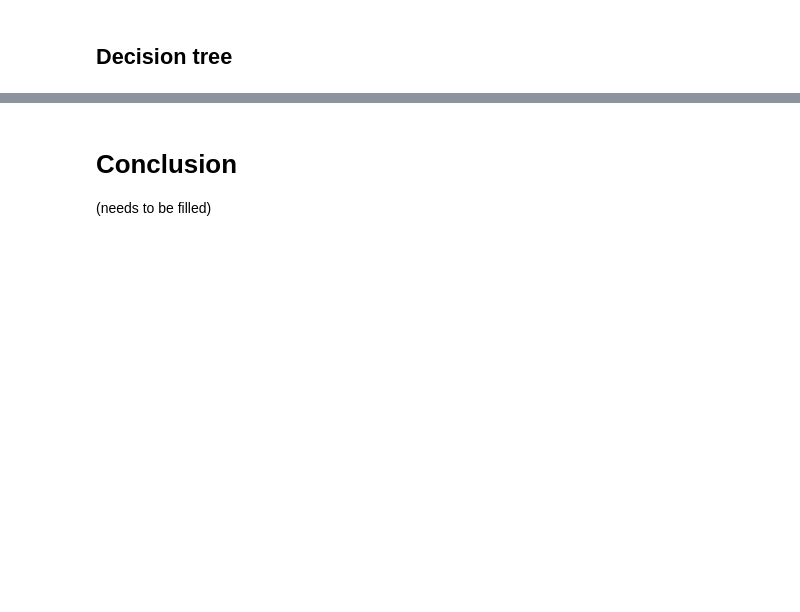
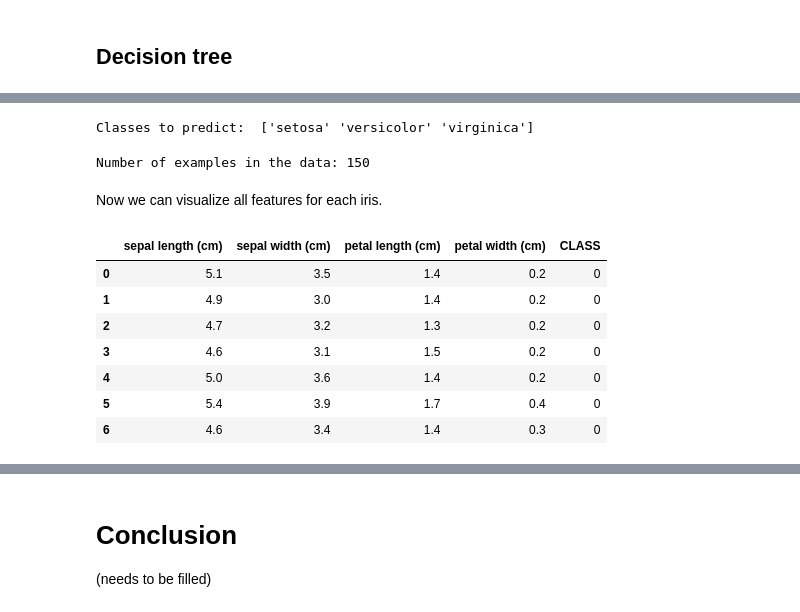
Before and after one commit to DoraTheodora/MachineLearning-Tutorial, a Jupyter notebook: CA2-Data Preprocessing and Algorithms.ipynb, the cells around one changed output, grey strips where cells are left out. Cells and saved outputs as stored; diff of their text form; code cells hidden in the pictures; blank space fills up the shorter version.

```diff
--- a/CA2-Data Preprocessing and Algorithms.ipynb
+++ b/CA2-Data Preprocessing and Algorithms.ipynb
@@ -870,0 +981,30 @@ Regression tress are used to predict a value. To simplify the idea, think about
+# %%
+#Loading the iris data
+iris = datasets.load_iris()
+print('Classes to predict: ', iris.target_names)
+# %% [output]
+Classes to predict:  ['setosa' 'versicolor' 'virginica']
+# %%
+# extracting data attributes
+X = iris.data
+# extracting target/ class labels
+y = iris.target
+print('Number of examples in the data:', data.shape[0])
+# %% [output]
+Number of examples in the data: 150
+# %% [markdown]
+Now we can visualize all features for each iris.
+# %%
+ir = pd.DataFrame(data)
+ir.columns = iris.feature_names
+ir['CLASS'] = iris.target
+ir.head(7)
+# %% [output]
+|  | sepal length (cm) | sepal width (cm) | petal length (cm) | petal width (cm) | CLASS |
+| 0 | 5.1 | 3.5 | 1.4 | 0.2 | 0 |
+| 1 | 4.9 | 3.0 | 1.4 | 0.2 | 0 |
+| 2 | 4.7 | 3.2 | 1.3 | 0.2 | 0 |
+| 3 | 4.6 | 3.1 | 1.5 | 0.2 | 0 |
+| 4 | 5.0 | 3.6 | 1.4 | 0.2 | 0 |
+| 5 | 5.4 | 3.9 | 1.7 | 0.4 | 0 |
+| 6 | 4.6 | 3.4 | 1.4 | 0.3 | 0 |
```
Also changed, not shown: parts of 27 cells of this notebook, 5 other files.
